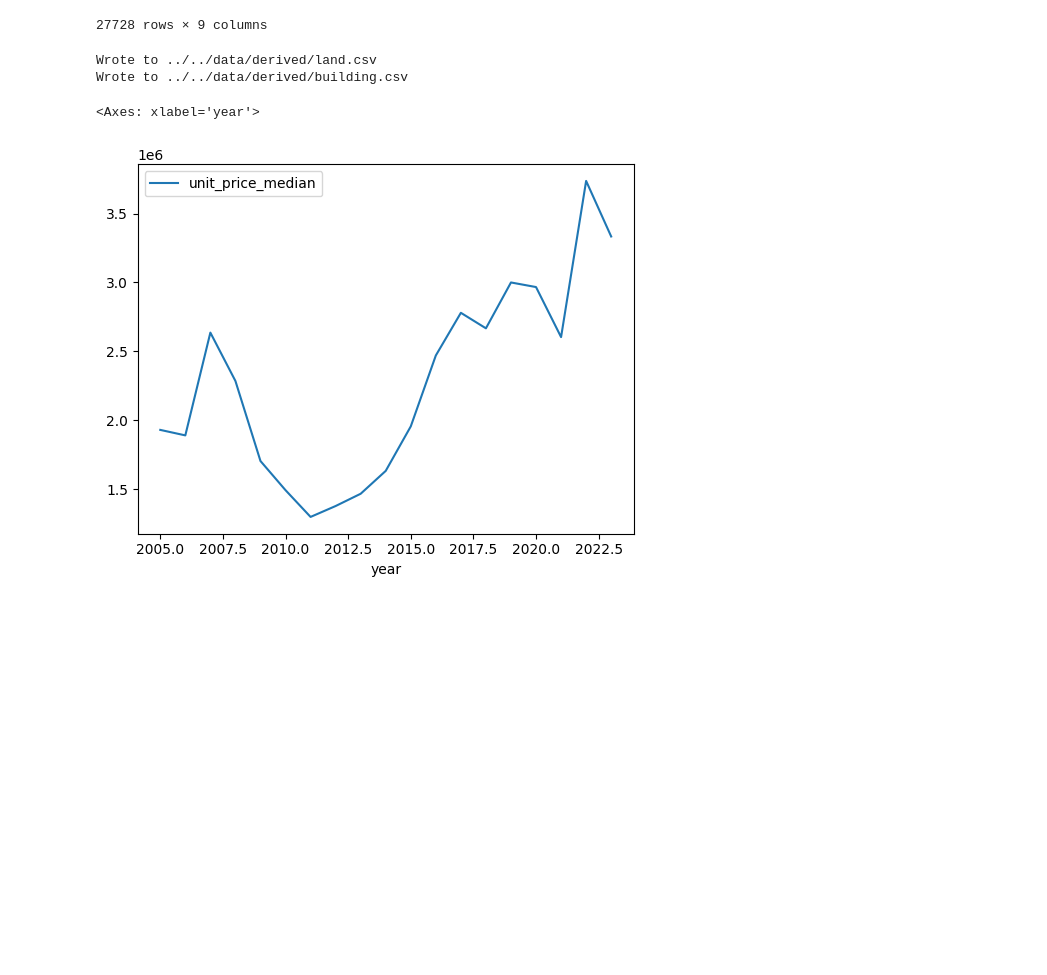
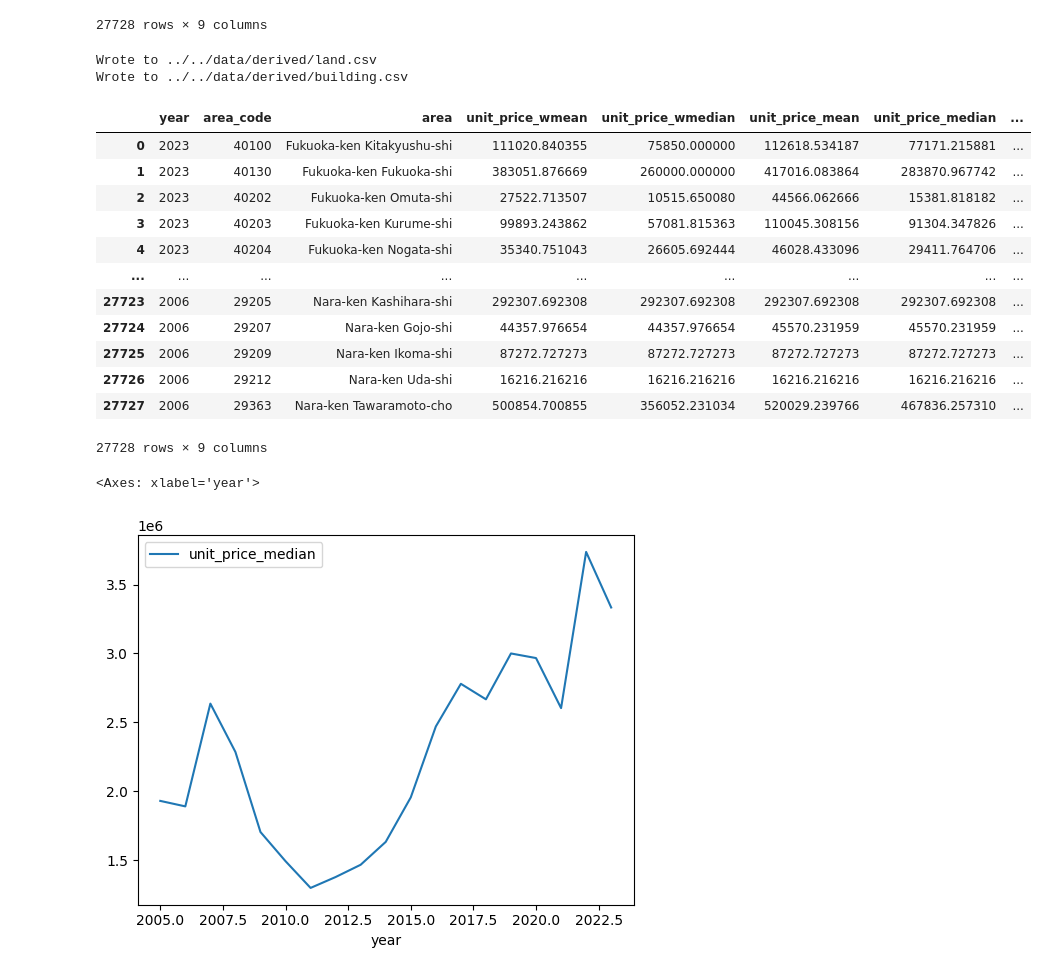
Before and after one commit to diabhaque/Yogen, a Jupyter notebook: notebooks/core_preprocessing/transactions.ipynb, the cells around one changed output. Saved outputs shown, nothing was run; the diff lists cells and outputs as text; code cells hidden in the pictures; blank space fills up the shorter version.

```diff
--- a/notebooks/core_preprocessing/transactions.ipynb
+++ b/notebooks/core_preprocessing/transactions.ipynb
@@ -182,5 +183,25 @@ for asset_type, asset_type_props in asset_types.items():
 # %% [output]
 Wrote to ../../data/derived/land.csv
 Wrote to ../../data/derived/building.csv
+# %%
+path = get_derived_csv_path(
+    "building"
+)
+df = pd.read_csv(path)
+df
+# %% [output]
+|  | year | area_code | area | unit_price_wmean | unit_price_wmedian | unit_price_mean | unit_price_median | ... |
+| 0 | 2023 | 40100 | Fukuoka-ken Kitakyushu-shi | 111020.840355 | 75850.000000 | 112618.534187 | 77171.215881 | ... |
+| 1 | 2023 | 40130 | Fukuoka-ken Fukuoka-shi | 383051.876669 | 260000.000000 | 417016.083864 | 283870.967742 | ... |
+| 2 | 2023 | 40202 | Fukuoka-ken Omuta-shi | 27522.713507 | 10515.650080 | 44566.062666 | 15381.818182 | ... |
+| 3 | 2023 | 40203 | Fukuoka-ken Kurume-shi | 99893.243862 | 57081.815363 | 110045.308156 | 91304.347826 | ... |
+| 4 | 2023 | 40204 | Fukuoka-ken Nogata-shi | 35340.751043 | 26605.692444 | 46028.433096 | 29411.764706 | ... |
+| ... | ... | ... | ... | ... | ... | ... | ... | ... |
+| 27723 | 2006 | 29205 | Nara-ken Kashihara-shi | 292307.692308 | 292307.692308 | 292307.692308 | 292307.692308 | ... |
+| 27724 | 2006 | 29207 | Nara-ken Gojo-shi | 44357.976654 | 44357.976654 | 45570.231959 | 45570.231959 | ... |
+| 27725 | 2006 | 29209 | Nara-ken Ikoma-shi | 87272.727273 | 87272.727273 | 87272.727273 | 87272.727273 | ... |
+| 27726 | 2006 | 29212 | Nara-ken Uda-shi | 16216.216216 | 16216.216216 | 16216.216216 | 16216.216216 | ... |
+| 27727 | 2006 | 29363 | Nara-ken Tawaramoto-cho | 500854.700855 | 356052.231034 | 520029.239766 | 467836.257310 | ... |
+27728 rows × 9 columns
 # %%
 # test_area = "1100" # Hokkaido Sapporo-shi
```
Also changed, not shown: parts of 6 cells of this notebook, 15 other files.
